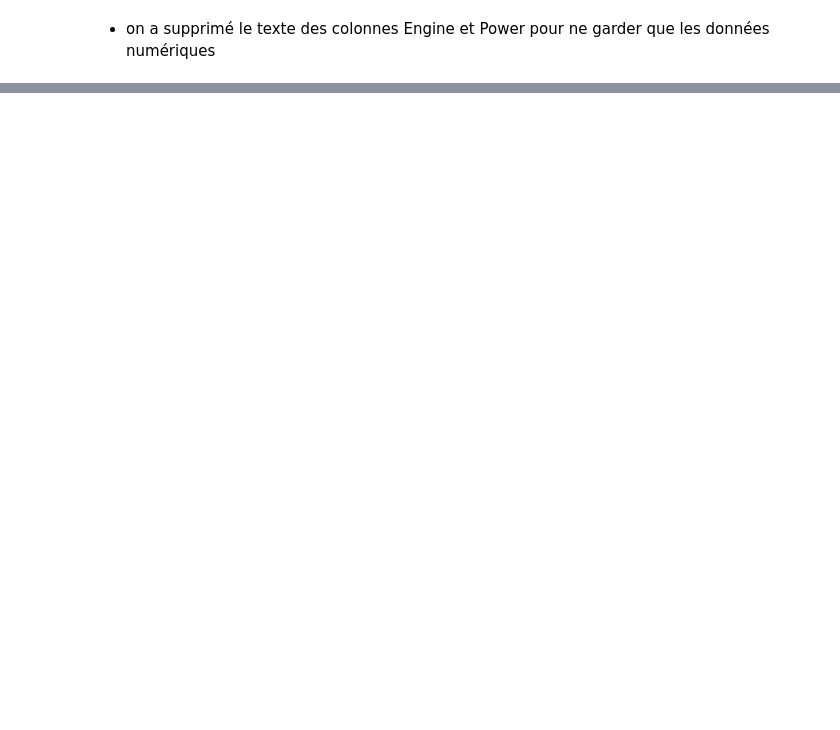
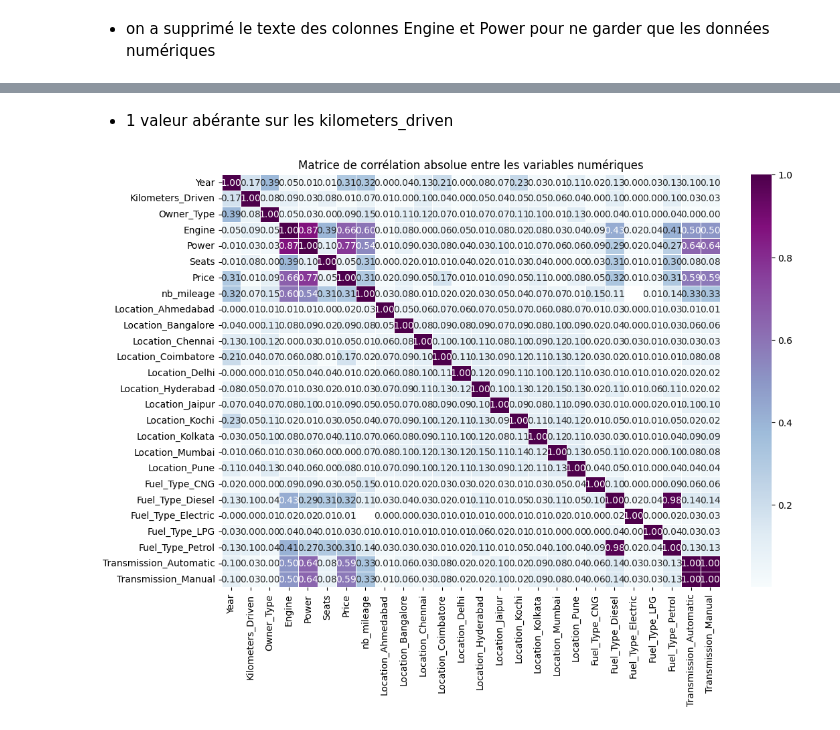
Before and after one commit to medjbeuryacine/Projet-Regression-, a Jupyter notebook: EDA Leti.ipynb, the cells around one changed output, grey strips where cells are left out. Cells and saved outputs as stored; diff of their text form; code cells hidden in the pictures; blank space fills up the shorter version.

```diff
--- a/EDA Leti.ipynb
+++ b/EDA Leti.ipynb
@@ -580,0 +605,28 @@ plt.show()
+# %% [markdown]
+- 1 valeur abérante sur les kilometers_driven
+# %%
+# Initialiser OneHotEncoder
+encoder = OneHotEncoder(sparse_output=False)
+
+# Appliquer OneHotEncoder sur les colonnes spécifiées
+encoded_data = encoder.fit_transform(df[['Location', 'Fuel_Type', 'Transmission']])
+
+# Créer un DataFrame avec les colonnes encodées
+encoded_df = pd.DataFrame(encoded_data, columns=encoder.get_feature_names_out(['Location', 'Fuel_Type', 'Transmission']))
+
+# Combiner avec le DataFrame original (sans les colonnes d'origine)
+data_cat_encod = pd.concat([df.drop(['Location', 'Fuel_Type', 'Transmission', 'marque', 'debut_modele', 'modele_detail'], axis=1), encoded_df], axis=1)
+
+#Analyse des corrélations
+corr_matrix = data_cat_encod.corr()
+
+# Prendre la valeur absolue de la matrice de corrélation
+abs_corr_matrix = corr_matrix.abs()
+
+# Affichage de la matrice de corrélation
+plt.figure(figsize=(12, 8))
+sns.heatmap(abs_corr_matrix, annot=True, fmt=".2f", cmap='BuPu', linewidths=0.5)
+plt.title("Matrice de corrélation absolue entre les variables numériques")
+plt.show()
+# %% [output]
+[figure, added]
```
Also changed, not shown: parts of 22 cells of this notebook.
